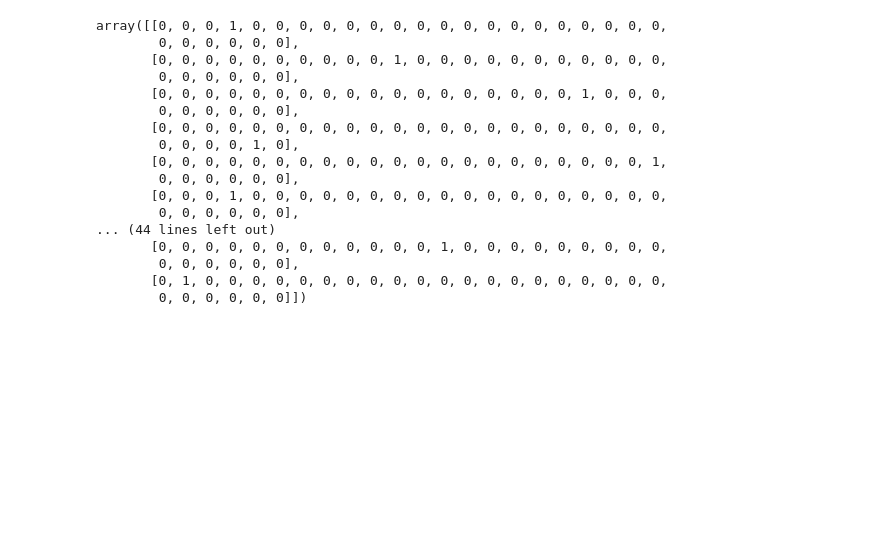
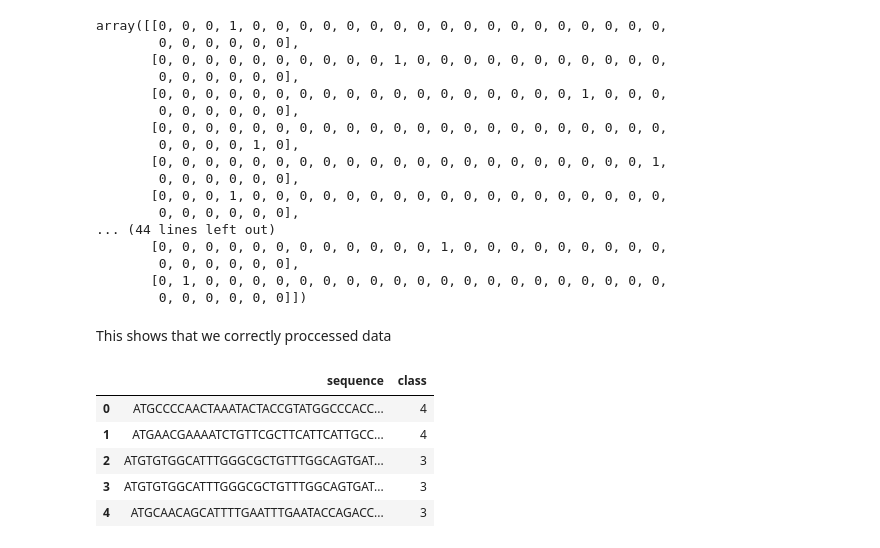
Before and after one commit to Flychuban/DNA-Sequencing, a Jupyter notebook: DNASequencing.ipynb, the cells around one changed output. Drawn from its saved outputs; the diff is of its cells as text; code cells hidden in the pictures; blank space fills up the shorter version.

Commit message:
Real data k-mer

```diff
--- a/DNASequencing.ipynb
+++ b/DNASequencing.ipynb
@@ -61,3 +61,17 @@ array([[0, 0, 0, 1, 0, 0, 0, 0, 0, 0, 0, 0, 0, 0, 0, 0, 0, 0, 0, 0, 0, 0,
         0, 0, 0, 0, 0, 0],
        [0, 1, 0, 0, 0, 0, 0, 0, 0, 0, 0, 0, 0, 0, 0, 0, 0, 0, 0, 0, 0, 0,
         0, 0, 0, 0, 0, 0]])
+# %% [markdown]
+This shows that we correctly proccessed data
+# %%
+# Now we have to import real data
+
+human_dna = pd.read_table("/content/drive/MyDrive/DNA/data/archive/human.txt")
+human_dna.head()
+# %% [output]
+|  | sequence | class |
+| 0 | ATGCCCCAACTAAATACTACCGTATGGCCCACC... | 4 |
+| 1 | ATGAACGAAAATCTGTTCGCTTCATTCATTGCC... | 4 |
+| 2 | ATGTGTGGCATTTGGGCGCTGTTTGGCAGTGAT... | 3 |
+| 3 | ATGTGTGGCATTTGGGCGCTGTTTGGCAGTGAT... | 3 |
+| 4 | ATGCAACAGCATTTTGAATTTGAATACCAGACC... | 3 |
```
Also changed, not shown: parts of 3 cells of this notebook.
